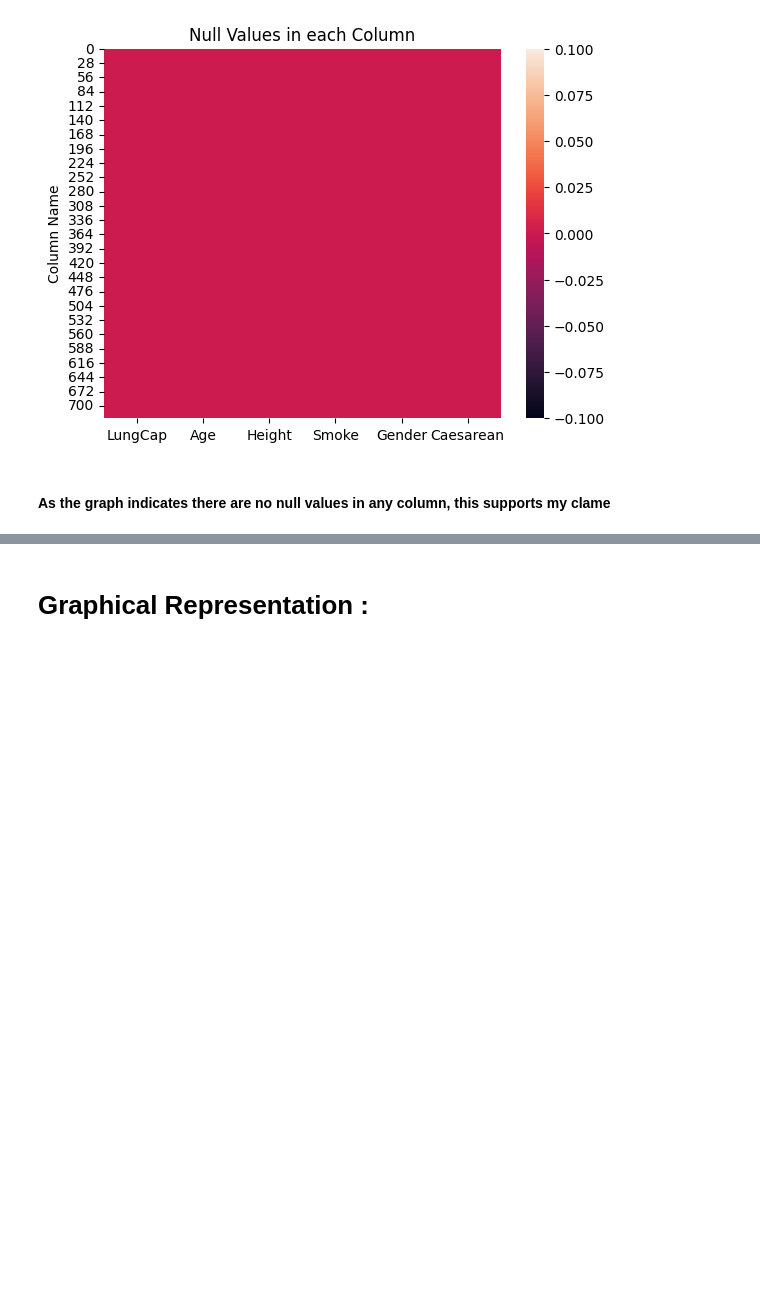
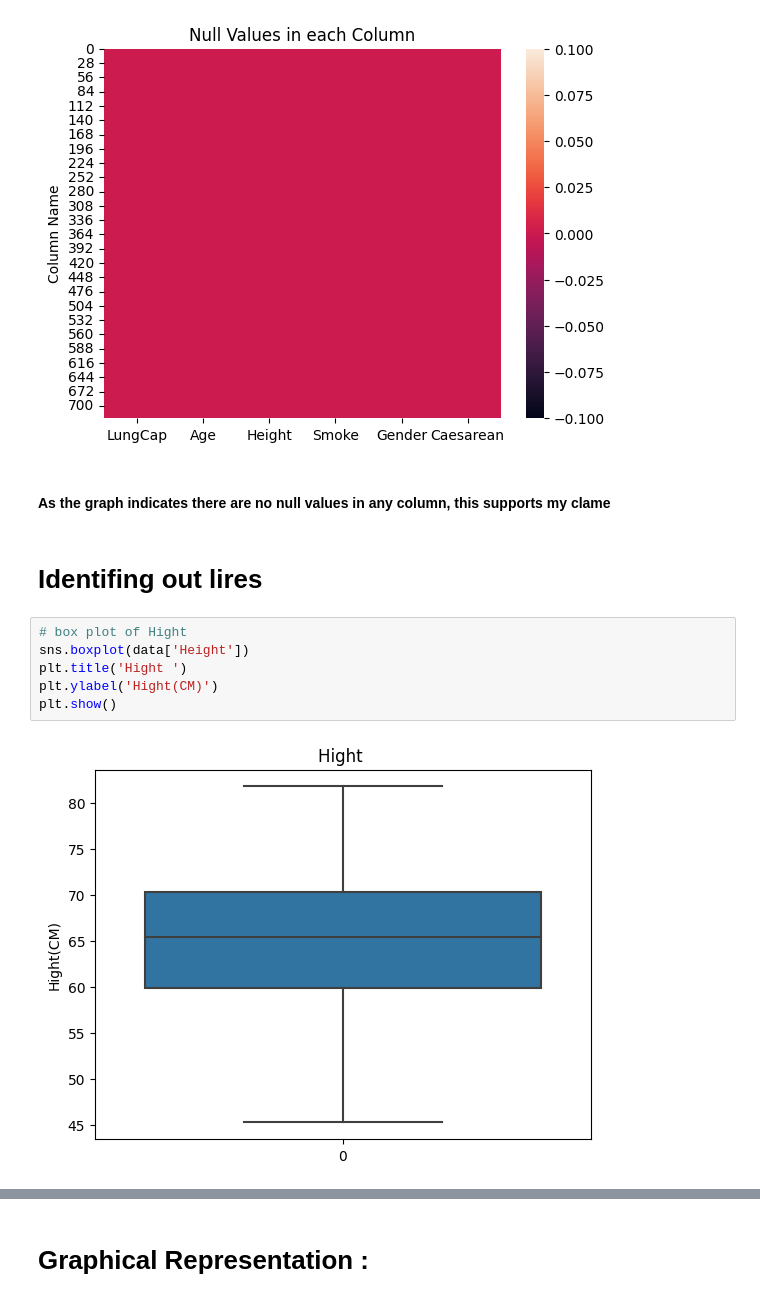
Before and after one commit to Rishikeshbalaji/Lung-Capacity-EDA, a Jupyter notebook: Practice assingment .ipynb, the cells around one changed output, grey strips where cells are left out. Saved outputs shown, nothing was run; the diff lists cells and outputs as text; blank space fills up the shorter version.

```diff
--- a/Practice assingment .ipynb
+++ b/Practice assingment .ipynb
@@ -211,3 +211,13 @@ plt.show()
 [figure]
 # %% [markdown]
 #### As the graph indicates there are no null values in any column, this supports my clame
+# %% [markdown]
+# Identifing out lires
+# %%
+# box plot of Hight
+sns.boxplot(data['Height'])
+plt.title('Hight ')
+plt.ylabel('Hight(CM)')
+plt.show()
+# %% [output]
+[figure, added]
```
Also changed, not shown: parts of 6 cells of this notebook.
